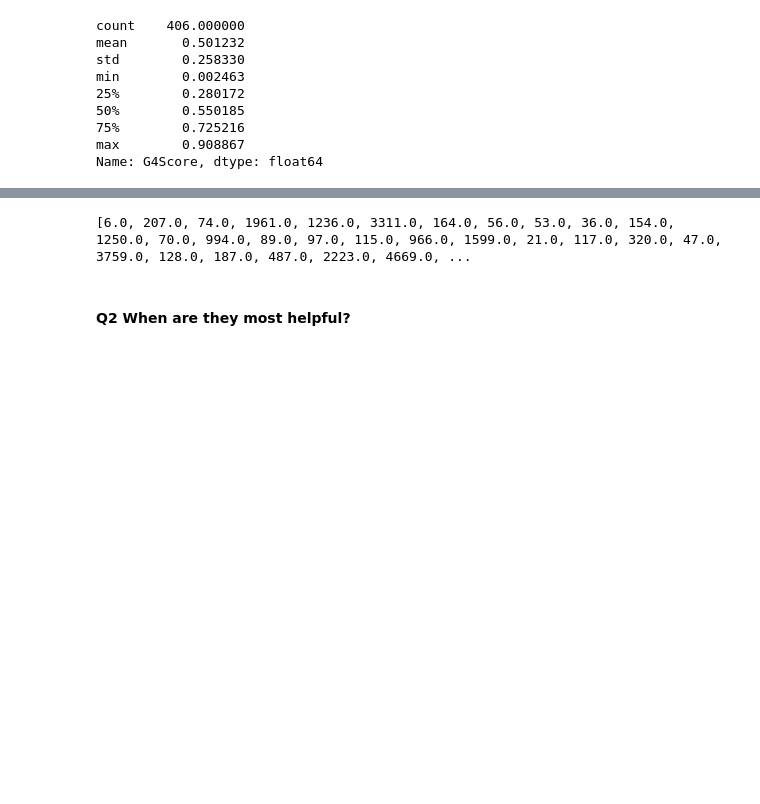
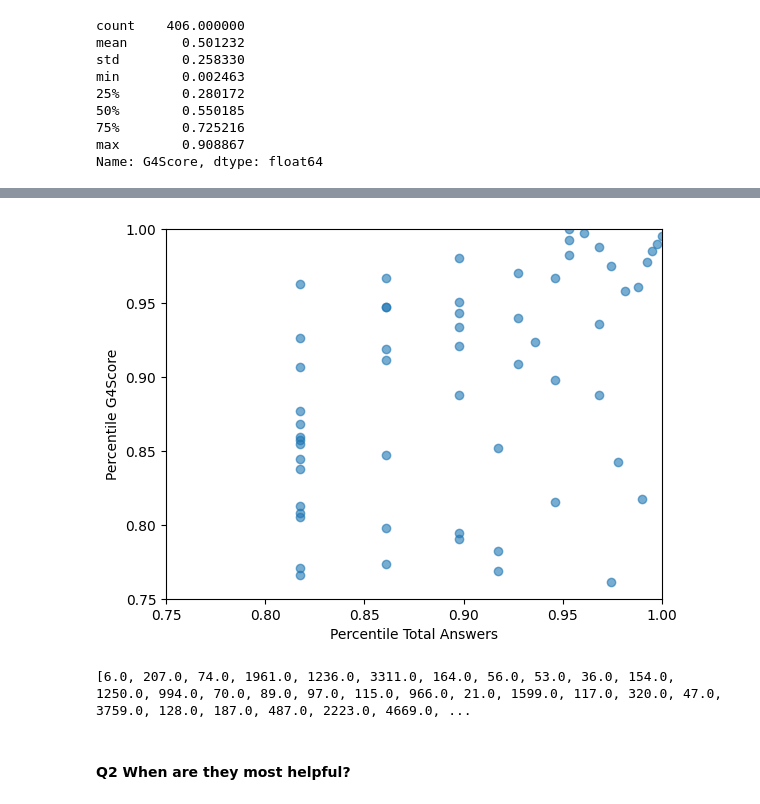
Before and after one commit to Calebagoha123/group4_fsstds, a Jupyter notebook: fsds25_ex_wk01d02.ipynb, the cells around one changed output, grey strips where cells are left out. Drawn from its saved outputs; the diff is of its cells as text; code cells hidden in the pictures; blank space fills up the shorter version.

```diff
--- a/fsds25_ex_wk01d02.ipynb
+++ b/fsds25_ex_wk01d02.ipynb
@@ -406,0 +381,16 @@ OwnerUserId
+# %%
+#Finding the top quartile users in both volume and G4Score
+
+filtered = master_df[
+    (master_df["Perc_TotalAnswers"] > 0.75) &
+    (master_df["Perc_G4Score"] > 0.75)
+]
+
+
+top_users_perc = filtered[["Perc_TotalAnswers", "Perc_G4Score"]]
+
+top_users_perc = top_users_perc.sort_values(by="Perc_G4Score", ascending=False)
+
+print("Number of top quartile people in both quality and volume:")
+print(len(top_users_perc))
+print(top_users_perc)
@@ -407,9 +415,22 @@ OwnerUserId
+# %%
+#Top right grid people
+plt.scatter(filtered["Perc_TotalAnswers"], filtered["Perc_G4Score"], alpha=0.6)
+
+plt.xlim(0.75, 1)
+plt.ylim(0.75, 1)
+
+plt.xlabel("Percentile Total Answers")
+plt.ylabel("Percentile G4Score")
+
+plt.show()
+# %% [output]
+[figure, added]
 # %%
-owner_ids = top_users.index.tolist()
+owner_ids_perc = top_users_perc.index.tolist()
 
-print(owner_ids)
+print(owner_ids_perc)
 # %% [output]
-[6.0, 207.0, 74.0, 1961.0, 1236.0, 3311.0, 164.0, 56.0, 53.0, 36.0, 154.0, 1250.0, 70.0, 994.0, 89.0, 97.0, 115.0, 966.0, 1599.0, 21.0, 117.0, 320.0, 47.0, 3759.0, 128.0, 187.0, 487.0, 2223.0, 4669.0, ...
+[6.0, 207.0, 74.0, 1961.0, 1236.0, 3311.0, 164.0, 56.0, 53.0, 36.0, 154.0, 1250.0, 994.0, 70.0, 89.0, 97.0, 115.0, 966.0, 21.0, 1599.0, 117.0, 320.0, 47.0, 3759.0, 128.0, 187.0, 487.0, 2223.0, 4669.0, ...
 # %% [markdown]
 #### Q2 When are they most helpful?
 # %%
```
Also changed, not shown: parts of 17 cells of this notebook.
